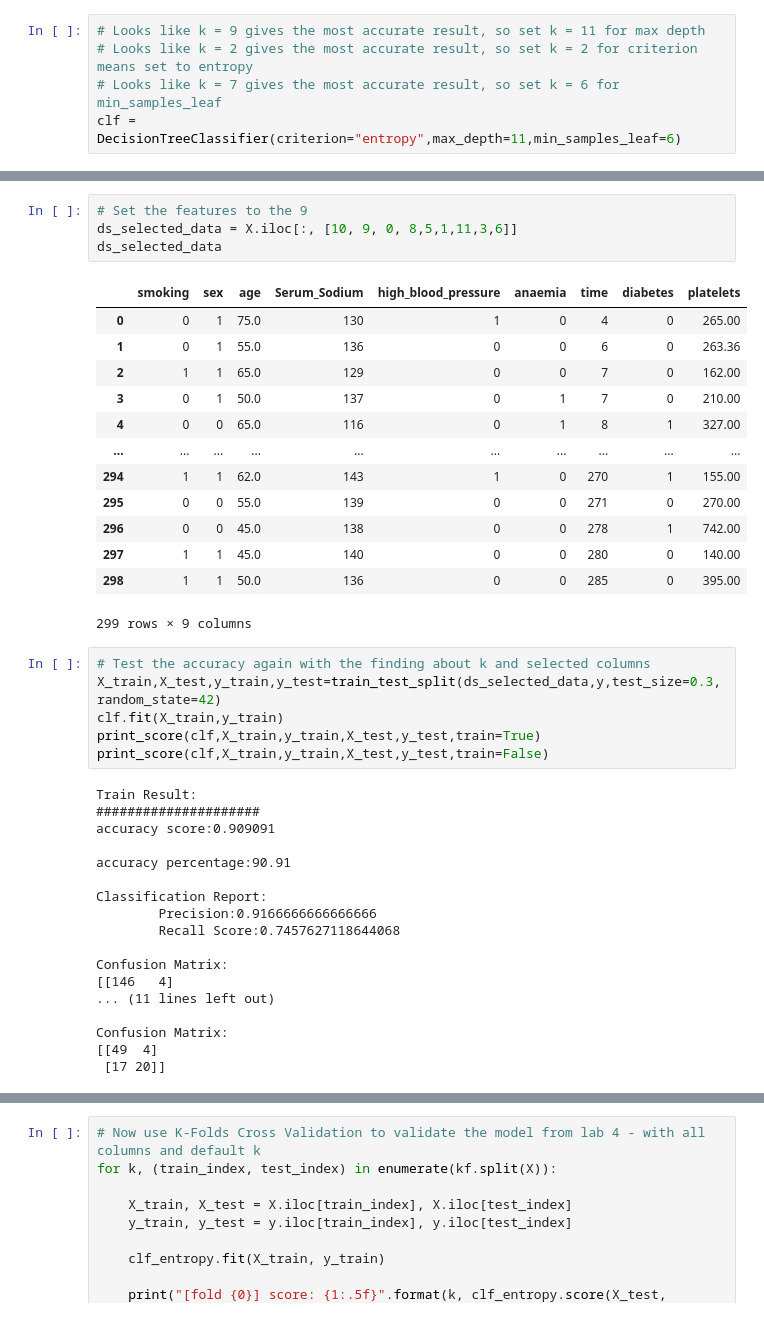
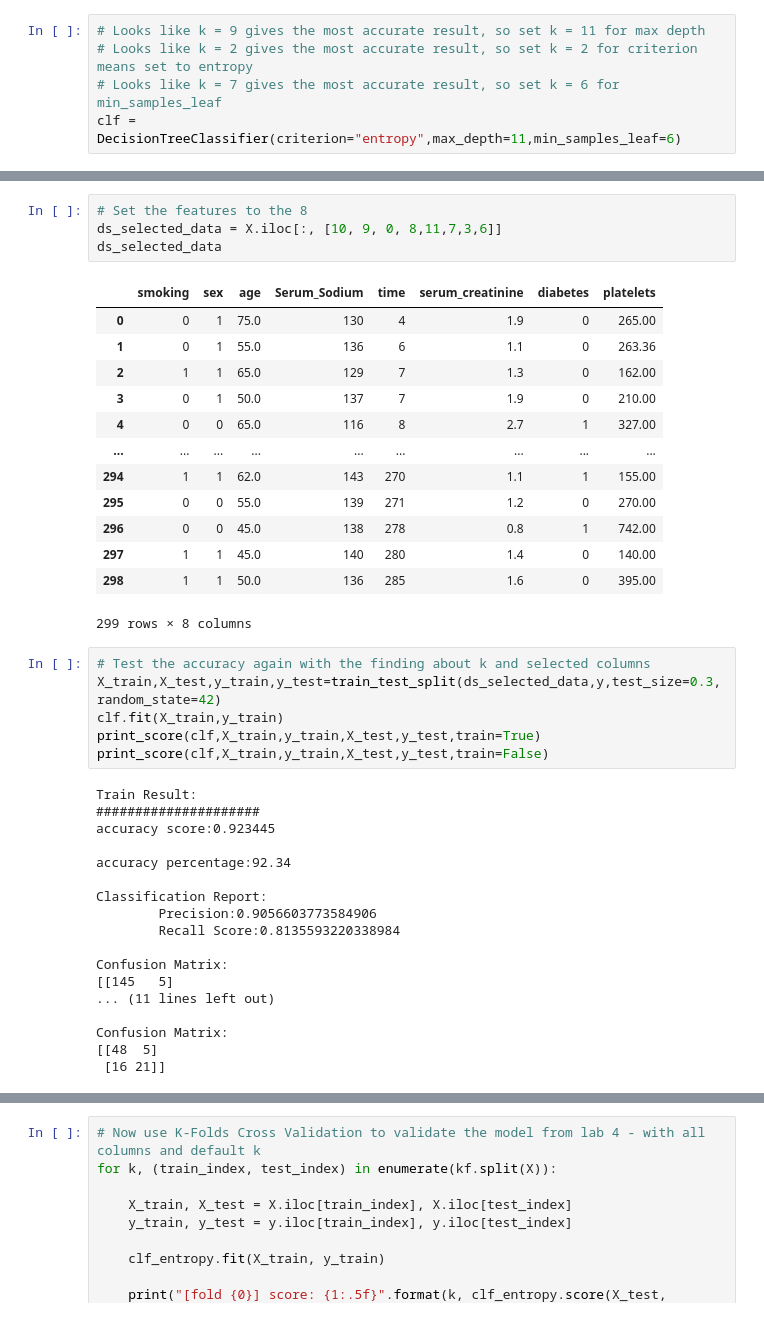
Before and after one commit to shantanu779/data_science, a Jupyter notebook: assignment2.ipynb, the cells around one changed output, grey strips where cells are left out. Cells and saved outputs as stored; diff of their text form.

```diff
--- a/assignment2.ipynb
+++ b/assignment2.ipynb
@@ -852,21 +854,21 @@ There are 6 features selected:
 # %%
-# Set the features to the 9
-ds_selected_data = X.iloc[:, [10, 9, 0, 8,5,1,11,3,6]]
+# Set the features to the 8
+ds_selected_data = X.iloc[:, [10, 9, 0, 8,11,7,3,6]]
 ds_selected_data
 # %% [output]
-|  | smoking | sex | age | Serum_Sodium | high_blood_pressure | anaemia | time | diabetes | platelets |
-| 0 | 0 | 1 | 75.0 | 130 | 1 | 0 | 4 | 0 | 265.00 |
-| 1 | 0 | 1 | 55.0 | 136 | 0 | 0 | 6 | 0 | 263.36 |
-| 2 | 1 | 1 | 65.0 | 129 | 0 | 0 | 7 | 0 | 162.00 |
-| 3 | 0 | 1 | 50.0 | 137 | 0 | 1 | 7 | 0 | 210.00 |
-| 4 | 0 | 0 | 65.0 | 116 | 0 | 1 | 8 | 1 | 327.00 |
-| ... | ... | ... | ... | ... | ... | ... | ... | ... | ... |
-| 294 | 1 | 1 | 62.0 | 143 | 1 | 0 | 270 | 1 | 155.00 |
-| 295 | 0 | 0 | 55.0 | 139 | 0 | 0 | 271 | 0 | 270.00 |
-| 296 | 0 | 0 | 45.0 | 138 | 0 | 0 | 278 | 1 | 742.00 |
-| 297 | 1 | 1 | 45.0 | 140 | 0 | 0 | 280 | 0 | 140.00 |
-| 298 | 1 | 1 | 50.0 | 136 | 0 | 0 | 285 | 0 | 395.00 |
+|  | smoking | sex | age | Serum_Sodium | time | serum_creatinine | diabetes | platelets |
+| 0 | 0 | 1 | 75.0 | 130 | 4 | 1.9 | 0 | 265.00 |
+| 1 | 0 | 1 | 55.0 | 136 | 6 | 1.1 | 0 | 263.36 |
+| 2 | 1 | 1 | 65.0 | 129 | 7 | 1.3 | 0 | 162.00 |
+| 3 | 0 | 1 | 50.0 | 137 | 7 | 1.9 | 0 | 210.00 |
+| 4 | 0 | 0 | 65.0 | 116 | 8 | 2.7 | 1 | 327.00 |
+| ... | ... | ... | ... | ... | ... | ... | ... | ... |
+| 294 | 1 | 1 | 62.0 | 143 | 270 | 1.1 | 1 | 155.00 |
+| 295 | 0 | 0 | 55.0 | 139 | 271 | 1.2 | 0 | 270.00 |
+| 296 | 0 | 0 | 45.0 | 138 | 278 | 0.8 | 1 | 742.00 |
+| 297 | 1 | 1 | 45.0 | 140 | 280 | 1.4 | 0 | 140.00 |
+| 298 | 1 | 1 | 50.0 | 136 | 285 | 1.6 | 0 | 395.00 |
-299 rows × 9 columns
+299 rows × 8 columns
 # %%
 # Test the accuracy again with the finding about k and selected columns
 X_train,X_test,y_train,y_test=train_test_split(ds_selected_data,y,test_size=0.3,random_state=42)
@@ -876,21 +878,21 @@ print_score(clf,X_train,y_train,X_test,y_test,train=False)
 # %% [output]
 Train Result:
 #####################
-accuracy score:0.909091
+accuracy score:0.923445
 
-accuracy percentage:90.91
+accuracy percentage:92.34
 
 Classification Report:
-        Precision:0.9166666666666666
-        Recall Score:0.7457627118644068
+        Precision:0.9056603773584906
+        Recall Score:0.8135593220338984
 
 Confusion Matrix:
-[[146   4]
+[[145   5]
 ... (11 lines left out)
 
 Confusion Matrix:
-[[49  4]
- [17 20]]
+[[48  5]
+ [16 21]]
 # %%
 # Now use K-Folds Cross Validation to validate the model - with selected k and selected columns
 from sklearn.model_selection import KFold
```
Also changed, not shown: parts of 5 cells of this notebook.
